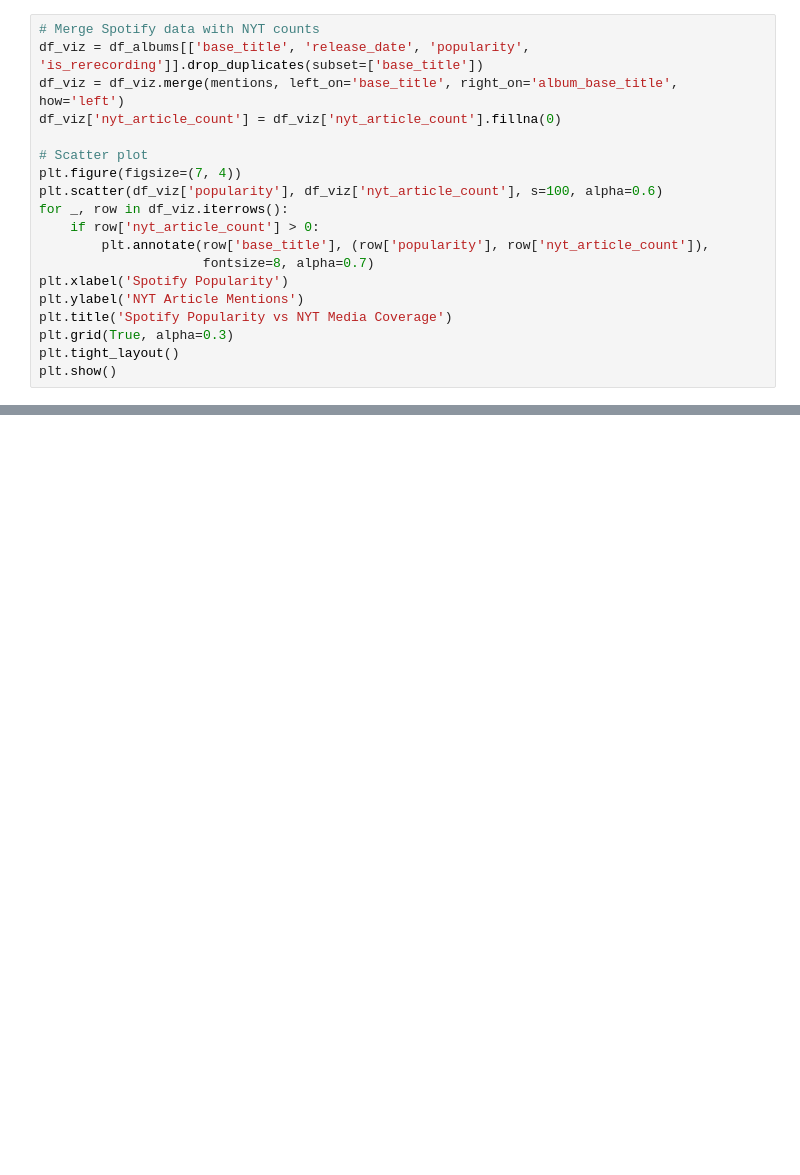
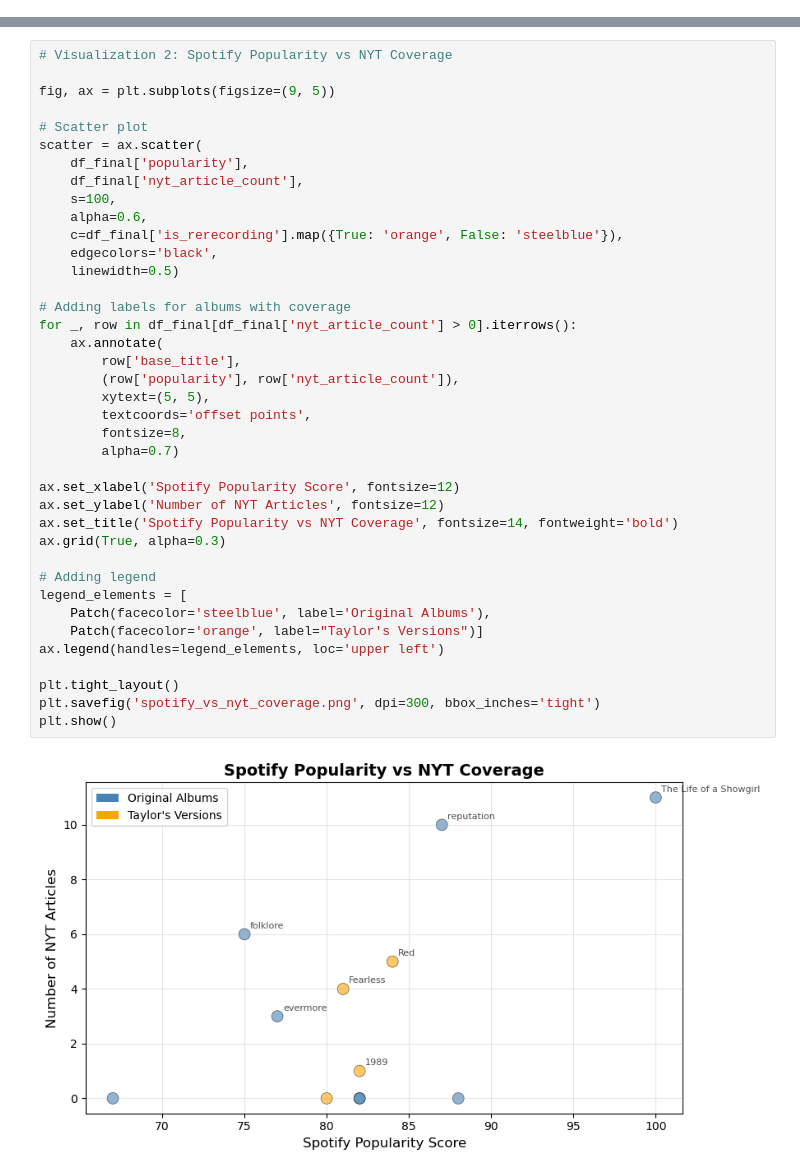
Before and after one commit to smgiorgianni/ts-media-bridge, a Jupyter notebook: notebooks/vignette.ipynb, the cells around one changed output, grey strips where cells are left out. Drawn from its saved outputs; the diff is of its cells as text; blank space fills up the shorter version.

```diff
--- a/notebooks/vignette.ipynb
+++ b/notebooks/vignette.ipynb
@@ -146,19 +0,0 @@ Visualize the relationship between streaming popularity and media coverage.
-# %%
-# Merge Spotify data with NYT counts
-df_viz = df_albums[['base_title', 'release_date', 'popularity', 'is_rerecording']].drop_duplicates(subset=['base_title'])
-df_viz = df_viz.merge(mentions, left_on='base_title', right_on='album_base_title', how='left')
-df_viz['nyt_article_count'] = df_viz['nyt_article_count'].fillna(0)
-
-# Scatter plot
-plt.figure(figsize=(7, 4))
-plt.scatter(df_viz['popularity'], df_viz['nyt_article_count'], s=100, alpha=0.6)
-for _, row in df_viz.iterrows():
-    if row['nyt_article_count'] > 0:
-        plt.annotate(row['base_title'], (row['popularity'], row['nyt_article_count']),
-                     fontsize=8, alpha=0.7)
-plt.xlabel('Spotify Popularity')
-plt.ylabel('NYT Article Mentions')
-plt.title('Spotify Popularity vs NYT Media Coverage')
-plt.grid(True, alpha=0.3)
-plt.tight_layout()
-plt.show()
@@ -212,0 +515,41 @@ For more details, see the [documentation](https://ts-media-bridge.readthedocs.io
+# %%
+# Visualization 2: Spotify Popularity vs NYT Coverage
+
+fig, ax = plt.subplots(figsize=(9, 5))
+
+# Scatter plot
+scatter = ax.scatter(
+    df_final['popularity'],
+    df_final['nyt_article_count'],
+    s=100,
+    alpha=0.6,
+    c=df_final['is_rerecording'].map({True: 'orange', False: 'steelblue'}),
+    edgecolors='black',
+    linewidth=0.5)
+
+# Adding labels for albums with coverage
+for _, row in df_final[df_final['nyt_article_count'] > 0].iterrows():
+    ax.annotate(
+        row['base_title'],
+        (row['popularity'], row['nyt_article_count']),
+        xytext=(5, 5),
+        textcoords='offset points',
+        fontsize=8,
+        alpha=0.7)
+
+ax.set_xlabel('Spotify Popularity Score', fontsize=12)
+ax.set_ylabel('Number of NYT Articles', fontsize=12)
+ax.set_title('Spotify Popularity vs NYT Coverage', fontsize=14, fontweight='bold')
+ax.grid(True, alpha=0.3)
+
+# Adding legend
+legend_elements = [
+    Patch(facecolor='steelblue', label='Original Albums'),
+    Patch(facecolor='orange', label="Taylor's Versions")]
+ax.legend(handles=legend_elements, loc='upper left')
+
+plt.tight_layout()
+plt.savefig('spotify_vs_nyt_coverage.png', dpi=300, bbox_inches='tight')
+plt.show()
+# %% [output]
+[figure, added]
```
Also changed, not shown: parts of 54 cells of this notebook, 6 other files.
